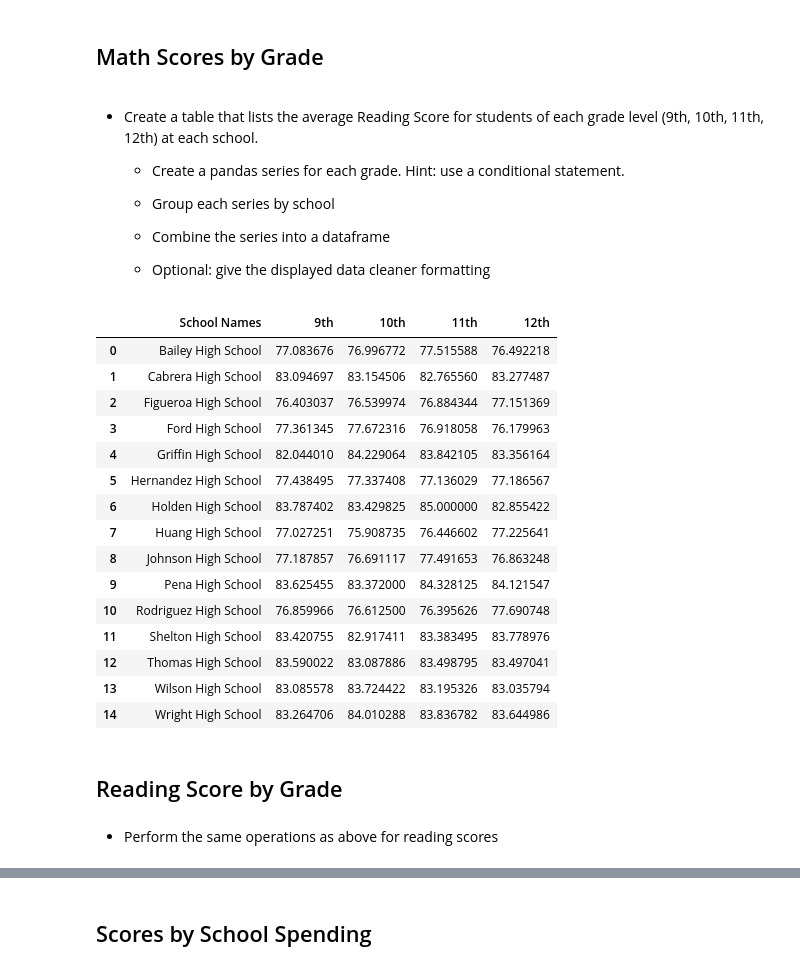
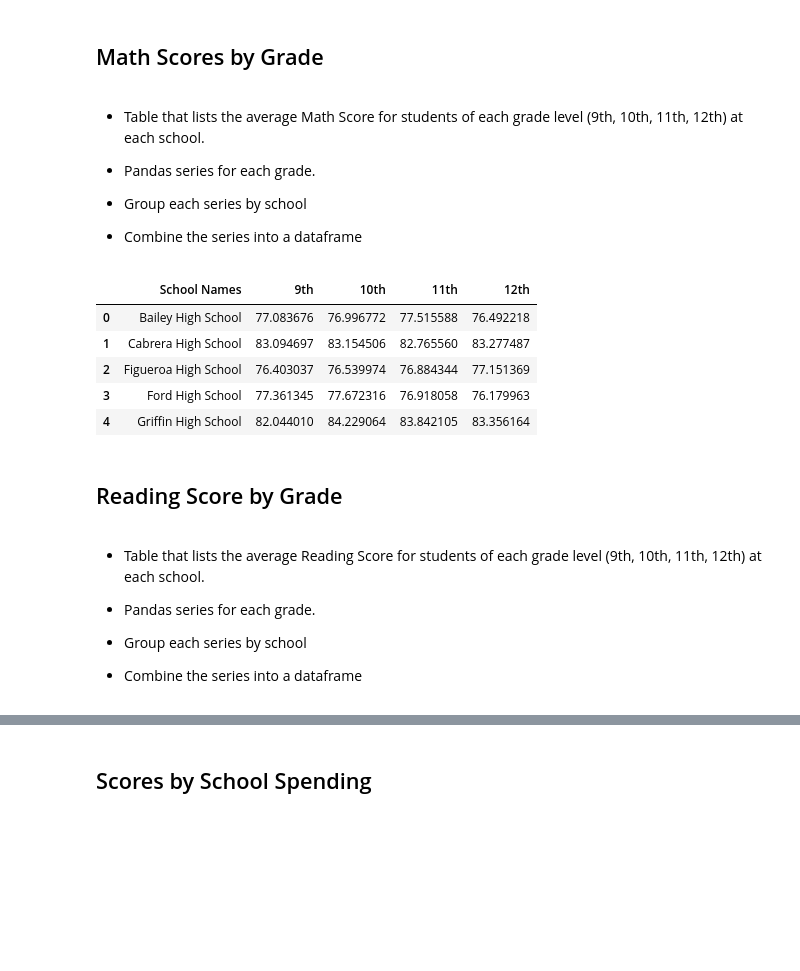
Before and after one commit to mariavpatino/Pandas, a Jupyter notebook: PyCitySchools/PyCitySchools_starter.ipynb, the cells around one changed output, grey strips where cells are left out. Saved outputs shown, nothing was run; the diff lists cells and outputs as text; code cells hidden in the pictures; blank space fills up the shorter version.

```diff
--- a/PyCitySchools/PyCitySchools_starter.ipynb
+++ b/PyCitySchools/PyCitySchools_starter.ipynb
@@ -193,60 +176,53 @@ bottom_5
 # %% [markdown]
 ## Math Scores by Grade
 # %% [markdown]
-* Create a table that lists the average Reading Score for students of each grade level (9th, 10th, 11th, 12th) at each school.
+  * Table that lists the average Math Score for students of each grade level (9th, 10th, 11th, 12th) at each school.
 
-  * Create a pandas series for each grade. Hint: use a conditional statement.
+  * Pandas series for each grade.
 
   * Group each series by school
 
   * Combine the series into a dataframe
-
-  * Optional: give the displayed data cleaner formatting
 # %%
-
 def average_math_grade(grade):
     school_summary = merged_df.loc[merged_df.grade == grade].groupby(["school_name"])
     school_names = merged_df.school_name.sort_values().unique()
     school_average_math_score = list(school_summary.math_score.mean())
 
     # Combine the series into a dataframe
     average_math_df = pd.DataFrame({"School Names":school_names,
                                     f"{grade} ":school_average_math_score})
 
     average_math_df = average_math_df.reset_index(drop=True)
     return average_math_df
 
 
 #Create series for each grade and group by school
 grade_9 = average_math_grade("9th")
 grade_10 = average_math_grade("10th")
 grade_11 = average_math_grade("11th")
 grade_12 = average_math_grade("12th")
 avg_math_score_grade = pd.merge(grade_9,grade_10,how='inner',suffixes=('',''))
-avg_math_score_grade = pd.merge(avg_math_score_grade,grade_11,how='inner',suffixes=('',''))
-avg_math_score_grade = pd.merge(avg_math_score_grade,grade_12,how='inner',suffixes=('',''))
-avg_math_score_grade
+avg_math_score_grade = pd.merge(avg_math_score_grade,grade_11,how='inner')
+avg_math_score_grade = pd.merge(avg_math_score_grade,grade_12,how='inner')
+avg_math_score_grade.head()
 # %% [output]
 |  | School Names | 9th | 10th | 11th | 12th |
 | 0 | Bailey High School | 77.083676 | 76.996772 | 77.515588 | 76.492218 |
 | 1 | Cabrera High School | 83.094697 | 83.154506 | 82.765560 | 83.277487 |
 | 2 | Figueroa High School | 76.403037 | 76.539974 | 76.884344 | 77.151369 |
 | 3 | Ford High School | 77.361345 | 77.672316 | 76.918058 | 76.179963 |
 | 4 | Griffin High School | 82.044010 | 84.229064 | 83.842105 | 83.356164 |
-| 5 | Hernandez High School | 77.438495 | 77.337408 | 77.136029 | 77.186567 |
-| 6 | Holden High School | 83.787402 | 83.429825 | 85.000000 | 82.855422 |
-| 7 | Huang High School | 77.027251 | 75.908735 | 76.446602 | 77.225641 |
-| 8 | Johnson High School | 77.187857 | 76.691117 | 77.491653 | 76.863248 |
-| 9 | Pena High School | 83.625455 | 83.372000 | 84.328125 | 84.121547 |
-| 10 | Rodriguez High School | 76.859966 | 76.612500 | 76.395626 | 77.690748 |
-| 11 | Shelton High School | 83.420755 | 82.917411 | 83.383495 | 83.778976 |
-| 12 | Thomas High School | 83.590022 | 83.087886 | 83.498795 | 83.497041 |
-| 13 | Wilson High School | 83.085578 | 83.724422 | 83.195326 | 83.035794 |
-| 14 | Wright High School | 83.264706 | 84.010288 | 83.836782 | 83.644986 |
 # %% [markdown]
 ## Reading Score by Grade
-# %% [markdown]
-* Perform the same operations as above for reading scores
+# %% [markdown]
+  * Table that lists the average Reading Score for students of each grade level (9th, 10th, 11th, 12th) at each school.
+
+  * Pandas series for each grade.
+
+  * Group each series by school
+
+  * Combine the series into a dataframe
 # %%
 def average_reading_grade(grade):
     school_summary = merged_df.loc[merged_df.grade == grade].groupby(["school_name"])
```
Also changed, not shown: parts of 16 cells of this notebook.
